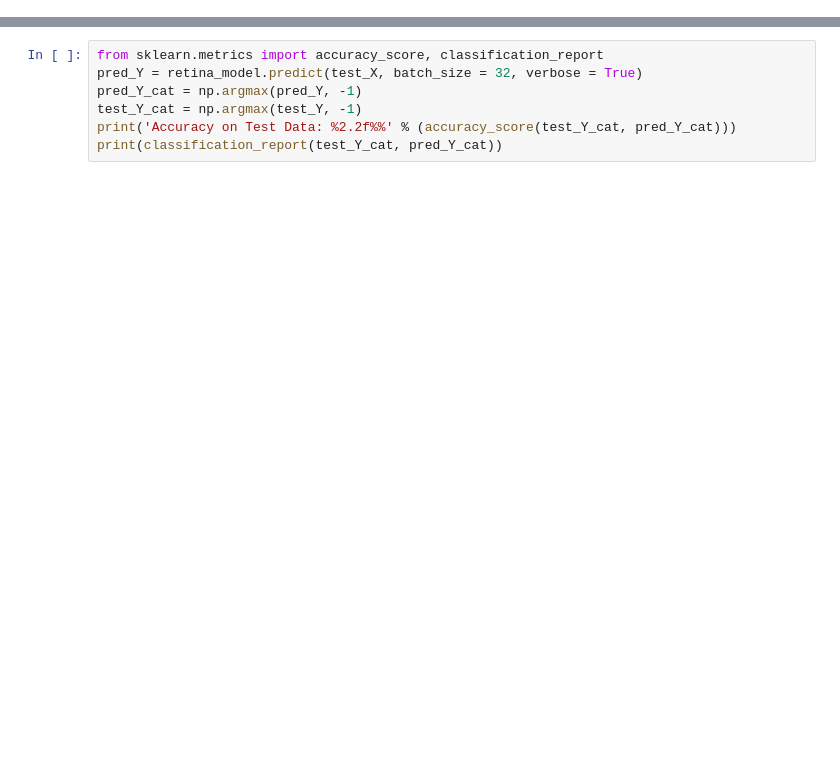
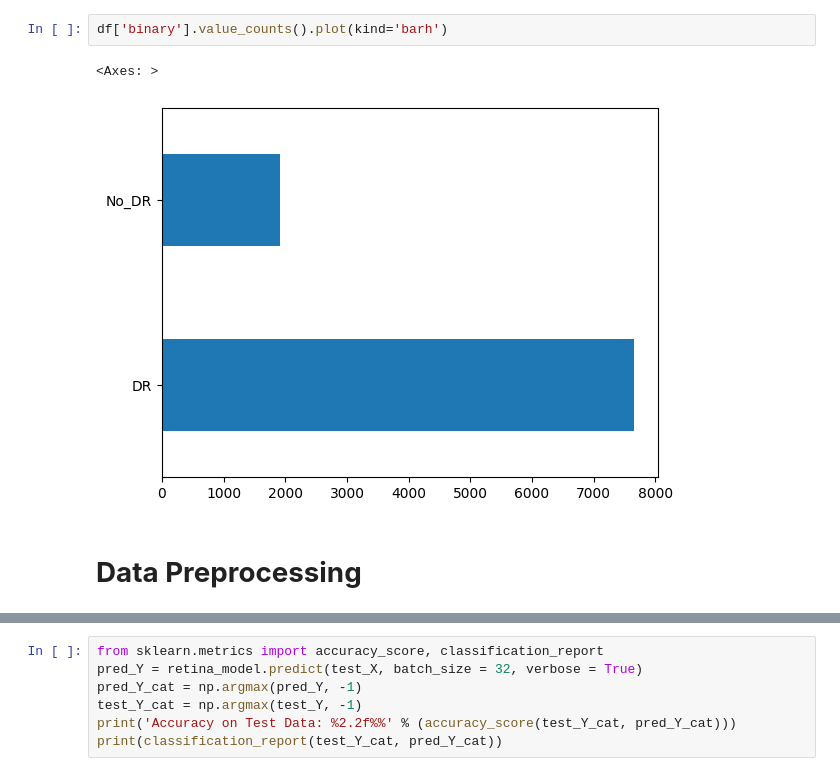
Before and after one commit to SathvikKS/DiabeticRetinopathyDetection, a Jupyter notebook: train.ipynb, the cells around one changed output, grey strips where cells are left out. Saved outputs shown, nothing was run; the diff lists cells and outputs as text; blank space fills up the shorter version.

```diff
--- a/train.ipynb
+++ b/train.ipynb
@@ -373,0 +58,7 @@ Please use `tqdm.notebook.tqdm` instead of `tqdm.tqdm_notebook`
+# %%
+df['binary'].value_counts().plot(kind='barh')
+# %% [output]
+<Axes: >
+[figure, added]
+# %% [markdown]
+# **Data Preprocessing**
```
Also changed, not shown: parts of 59 cells of this notebook.
